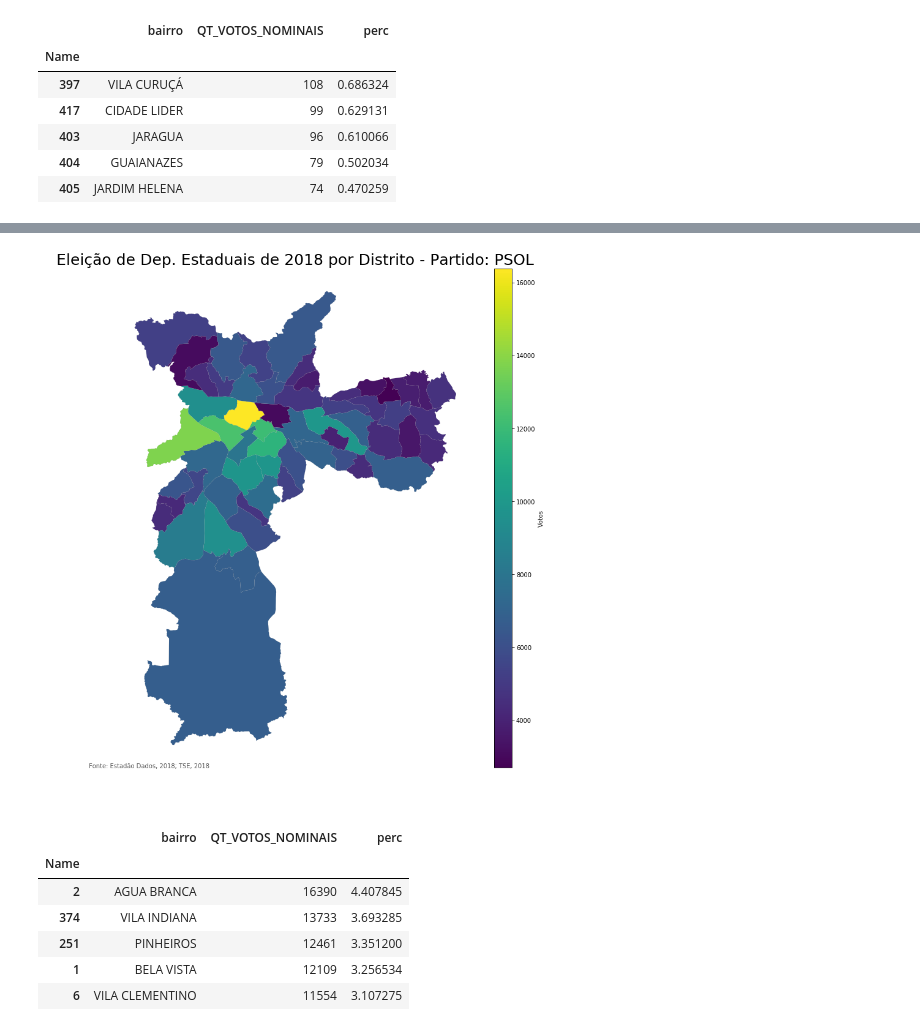
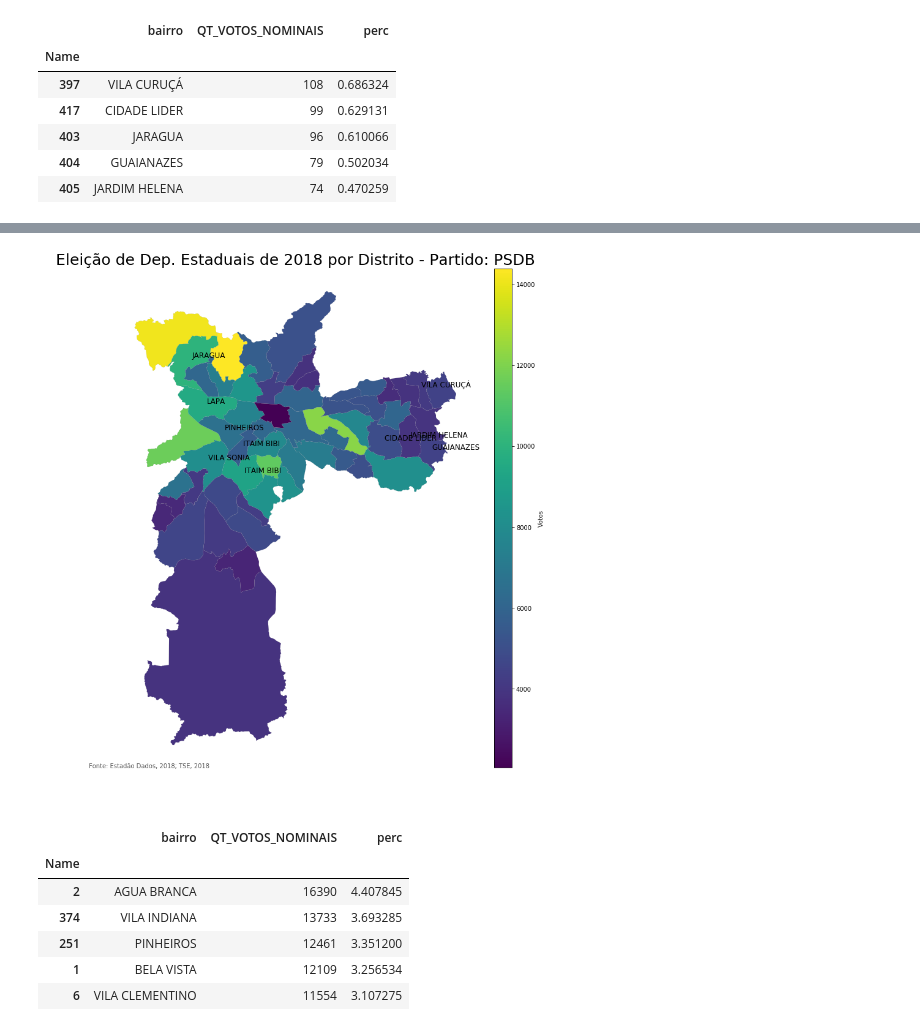
Before and after one commit to gchinellato/Mapa-SP-Eleicao-2018, a Jupyter notebook: Mapa-SP-Eleição-2018-Distrito.ipynb, the cells around one changed output, grey strips where cells are left out. Cells and saved outputs as stored; diff of their text form; code cells hidden in the pictures.

Commit message:
bairro no mapa

```diff
--- a/Mapa-SP-Eleição-2018-Distrito.ipynb
+++ b/Mapa-SP-Eleição-2018-Distrito.ipynb
@@ -88,4 +88,4 @@ df_mapa.set_index('Name', drop=False, inplace=True)
 #df_mapa.head()
 # %%
 df_mapa_cand = df_mapa.join(df_zona_sp_cand)
-df_mapa_cand.shape
+df_mapa_cand.sort_values('QT_VOTOS_NOMINAIS', ascending=False, inplace=True)
@@ -107,8 +105,11 @@ ax = df_mapa_cand.plot(column='QT_VOTOS_NOMINAIS', legend=True,
                        legend_kwds={'label': 'Votos', 'orientation': 'vertical'},
                        linewidth=0.1, ax=ax, cax=cax, edgecolor='grey')
 
-#for x, y, label in zip(df_points.geometry.x, df_points.geometry.y, df_points['bairro']):
-#    ax.annotate(label, xy=(x, y), xytext=(1,1), textcoords="offset points")
+for x, y, label in zip(df_points[:5].geometry.x, df_points[:5].geometry.y, df_points[:5]['bairro']):
+    ax.annotate(label, xy=(x, y), xytext=(1,1), textcoords="offset points", fontsize=12)
+
+for x, y, label in zip(df_points[-5:].geometry.x, df_points[-5:].geometry.y, df_points[-5:]['bairro']):
+    ax.annotate(label, xy=(x, y), xytext=(1,1), textcoords="offset points", fontsize=12)
 
 ax.set_axis_off()
 ax.set_title('Eleição de Dep. Estadual de 2018 por Distrito: ' + df_mapa_cand['NM_URNA_CANDIDATO'][1], fontdict={'fontsize':'25', 'fontweight':'3'})
@@ -144,7 +145,7 @@ ranking.tail()
 | 405 | JARDIM HELENA | 74 | 0.470259 |
 # %%
 # Definir candidato para analisar
-NR_PARTIDO = 50
+NR_PARTIDO = 45
 df_zona_sp_part = df_zona_sp[df_zona_sp['NR_PARTIDO'] == NR_PARTIDO]
 df_zona_sp_part = df_zona_sp_part.groupby(['NR_ZONA','SG_PARTIDO', 'bairro'])['QT_VOTOS_NOMINAIS'].sum().reset_index()
 df_zona_sp_part.set_index('NR_ZONA', drop=False, inplace=True)
@@ -158,5 +159,4 @@ df_mapa.set_index('Name', drop=False, inplace=True)
 #df_mapa.head()
 # %%
 df_mapa_part = df_mapa.join(df_zona_sp_part)
-df_mapa_part.shape
-df_mapa_part.head()
+df_mapa_part.sort_values('QT_VOTOS_NOMINAIS', ascending=False, inplace=True)
@@ -171,24 +163,30 @@ df_mapa_part.head()
 # %%
 from mpl_toolkits.axes_grid1 import make_axes_locatable
 
 fig, ax = plt.subplots(1, figsize=(15,15))
 
 divider = make_axes_locatable(ax)
 cax = divider.append_axes("right", size="5%", pad=0.5)
 
 ax = df_mapa_part.plot(column='QT_VOTOS_NOMINAIS', legend=True,
                        legend_kwds={'label': 'Votos', 'orientation': 'vertical'},
                        linewidth=0.1, ax=ax, cax=cax, edgecolor='grey')
 
+for x, y, label in zip(df_points[:5].geometry.x, df_points[:5].geometry.y, df_points[:5]['bairro']):
+    ax.annotate(label, xy=(x, y), xytext=(1,1), textcoords="offset points", fontsize=12)
+
+for x, y, label in zip(df_points[-5:].geometry.x, df_points[-5:].geometry.y, df_points[-5:]['bairro']):
+    ax.annotate(label, xy=(x, y), xytext=(1,1), textcoords="offset points", fontsize=12)
+
 ax.set_axis_off()
 ax.set_title('Eleição de Dep. Estaduais de 2018 por Distrito - Partido: ' + df_mapa_part['SG_PARTIDO'][1], fontdict={'fontsize':'25', 'fontweight':'3'})
 ax.annotate('Fonte: Estadão Dados, 2018; TSE, 2018', xy=(0.1,0.08),
             xycoords='figure fraction', horizontalalignment='left', verticalalignment='top', fontsize=10, color='#555555')
 
 plt.show()
-#fig.savefig('sp-distrito-partido.png')
+fig.savefig('sp-distrito-partido-psdb.png')
 # %% [output]
-[figure, old version]
+[figure, new version]
 # %%
 ranking = df_mapa_part[['bairro','QT_VOTOS_NOMINAIS']].sort_values('QT_VOTOS_NOMINAIS', ascending=False)
 ranking['perc'] = ranking['QT_VOTOS_NOMINAIS'] / ranking['QT_VOTOS_NOMINAIS'].sum() * 100
```
Also changed, not shown: parts of 3 cells of this notebook, 7 other files.
